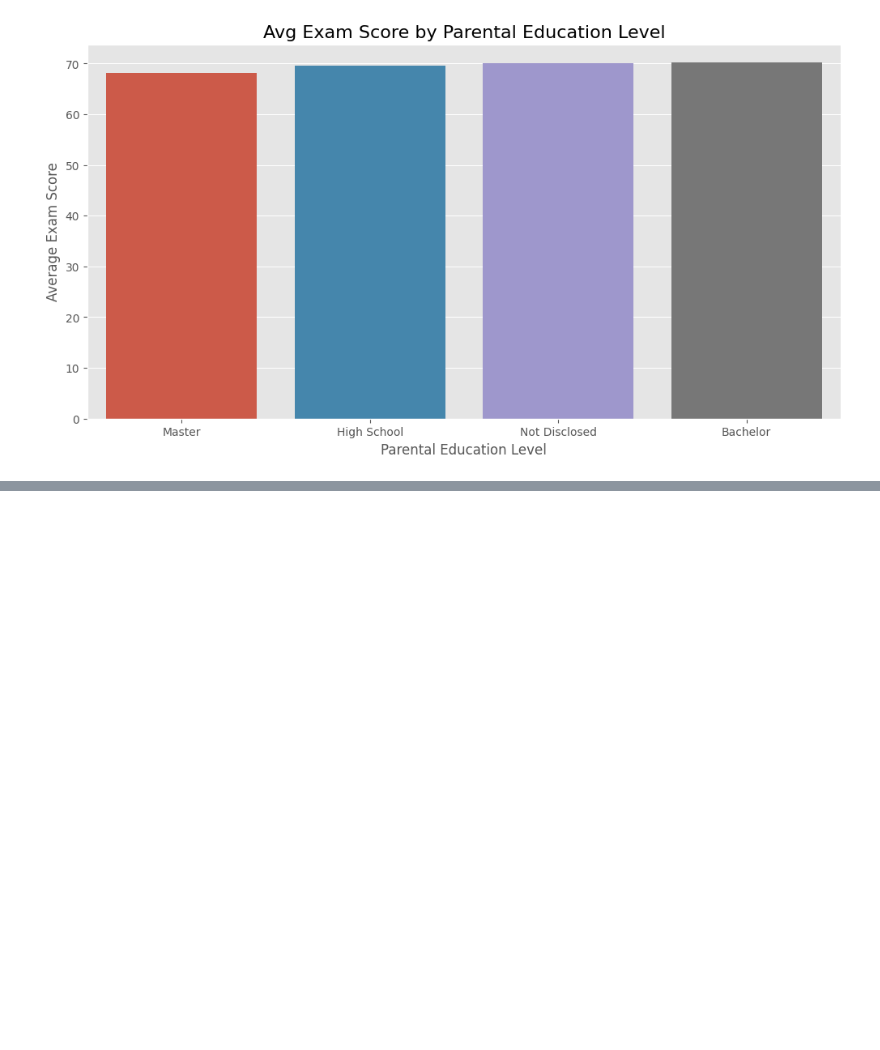
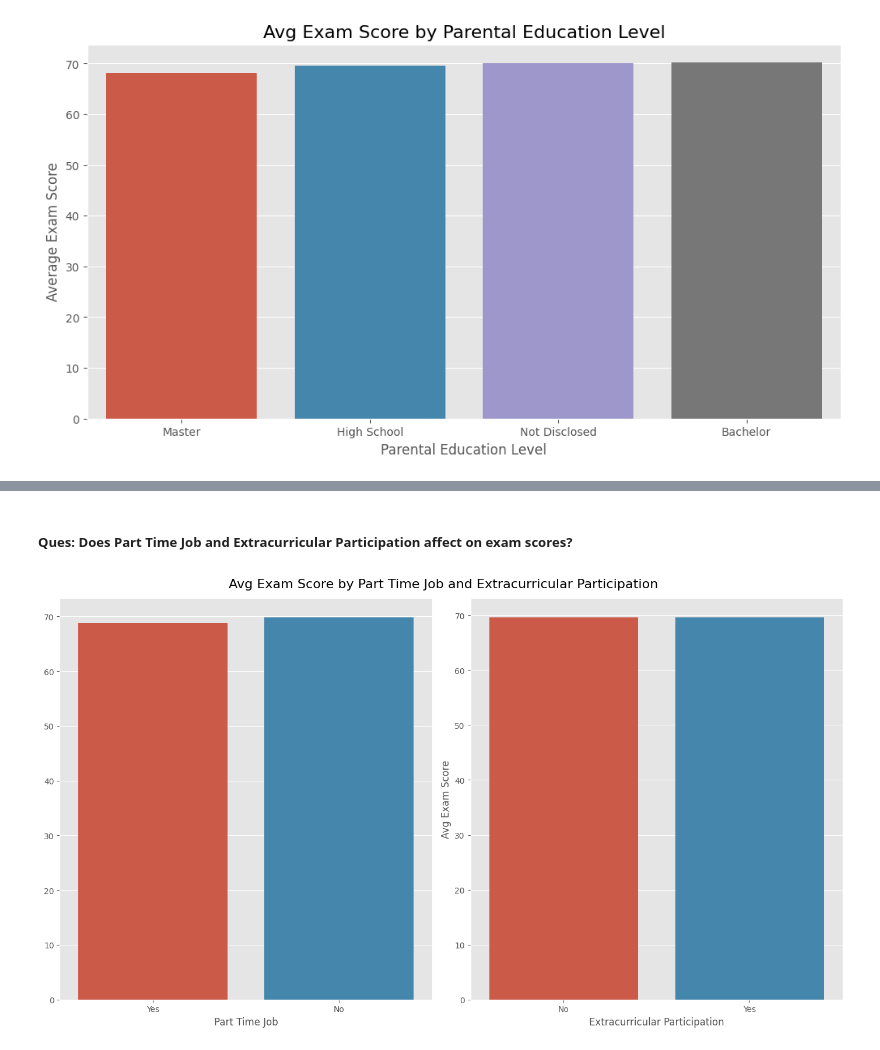
Before and after one commit to AnubhavYadavBCA25/Student-Habit-Performance-Project, a Jupyter notebook: notebook/EDA.ipynb, the cells around one changed output, grey strips where cells are left out. Cells and saved outputs as stored; diff of their text form; code cells hidden in the pictures; blank space fills up the shorter version.

```diff
--- a/notebook/EDA.ipynb
+++ b/notebook/EDA.ipynb
@@ -458,0 +536,18 @@ Text(0, 0.5, 'Average Exam Score')
+# %% [markdown]
+##### Ques: Does Part Time Job and Extracurricular Participation affect on exam scores?
+# %%
+fig, ax = plt.subplots(1,2,figsize=(14,8))
+
+avg_exam_score_part_time_job = df.groupby('part_time_job')['exam_score'].mean().sort_values()
+avg_exam_score_extracurricular = df.groupby('extracurricular_participation')['exam_score'].mean().sort_values()
+
+sns.barplot(x=avg_exam_score_part_time_job.index, y=avg_exam_score_part_time_job.values, ax=ax[0], hue=avg_exam_score_part_time_job.index)
+sns.barplot(x=avg_exam_score_extracurricular.index, y=avg_exam_score_extracurricular.values, ax=ax[1], hue=avg_exam_score_extracurricular.index)
+
+plt.suptitle("Avg Exam Score by Part Time Job and Extracurricular Participation", fontsize=16)
+ax[0].set_xlabel('Part Time Job')
+ax[1].set_xlabel('Extracurricular Participation')
+plt.ylabel('Avg Exam Score')
+plt.tight_layout()
+# %% [output]
+[figure, added]
```
Also changed, not shown: parts of 41 cells of this notebook.
